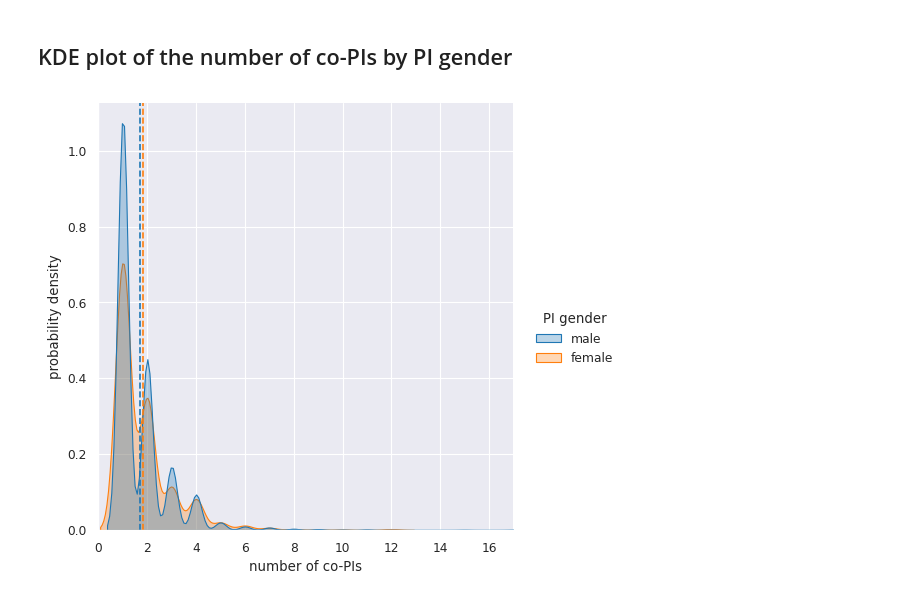
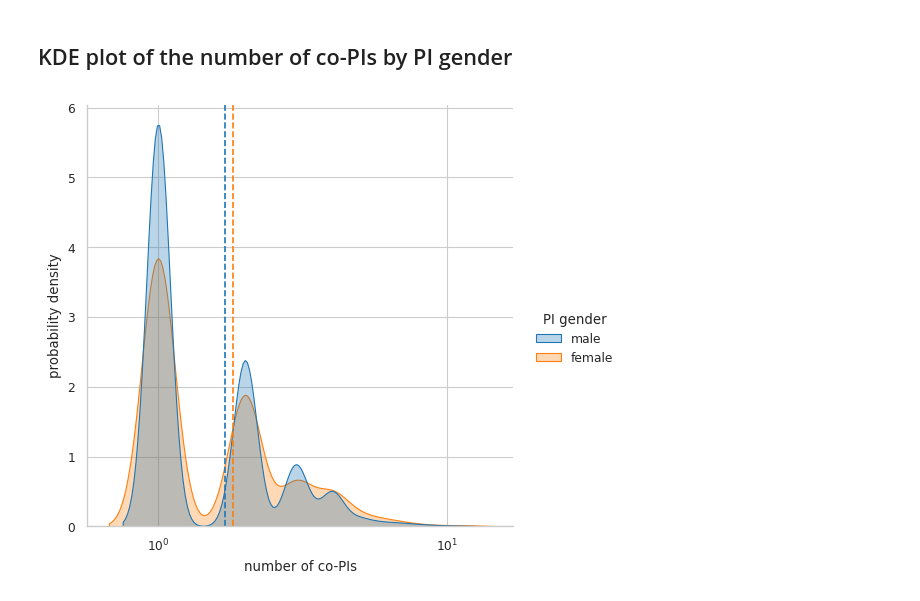
Before and after one commit to idlima/nsf-oce-gender, a Jupyter notebook: diagnostic_plots.ipynb, the cells around one changed output. Drawn from its saved outputs; the diff is of its cells as text; code cells hidden in the pictures.

Commit message:
Updated plots

```diff
--- a/diagnostic_plots.ipynb
+++ b/diagnostic_plots.ipynb
@@ -16,10 +16,7 @@ Last updated on Fri May 14 09:20:50 2021
 # %%
 warnings.filterwarnings('ignore')
 pd.options.display.max_columns = 25
-sns.set_theme()
-sns.set_context('paper')
-sns.set_palette('tab10')
-plt.rcParams['figure.dpi'] = 100
+sns.set_theme(context='paper', style='whitegrid', palette='tab10', rc={'figure.dpi':100})
 # %% [markdown]
 ## Read data
 # %%
@@ -348,18 +354,18 @@ Name: co-PI_male_pct, dtype: float64
 # %%
 df = awards[awards['num_co-PIs'].notna()]
 
 means = df.groupby('PI_gender')['num_co-PIs'].mean()
 mean_men = means['male']
 mean_women = means['female']
 
-g = sns.displot(df, x='num_co-PIs', hue='PI_gender', common_norm=False, alpha=0.3, kind='kde', fill=True)
+g = sns.displot(df, x='num_co-PIs', hue='PI_gender', common_norm=False, alpha=0.3, kind='kde', fill=True, log_scale=True)
 # g = sns.displot(df, x='num_co-PIs', hue='PI_gender', common_norm=False, alpha=0.3, bins=17)
 # g = sns.displot(df, x='num_co-PIs', log_scale=False, hue='PI_gender', stat='density', common_norm=False, alpha=0.3, kde=True, bins=16)
 _ = g.ax.axvline(mean_men, c='C0', ls='--')
 _ = g.ax.axvline(mean_women, c='C1', ls='--')
 _ = g.set_xlabels('number of co-PIs')
 _ = g.set_ylabels('probability density')
 _ = g.legend.set_title('PI gender')
 _ = g.set(xlim=(0,17))
 # %% [output]
-[figure, old version]
+[figure, new version]
```
Also changed, not shown: parts of 14 cells of this notebook, 1 other file.
